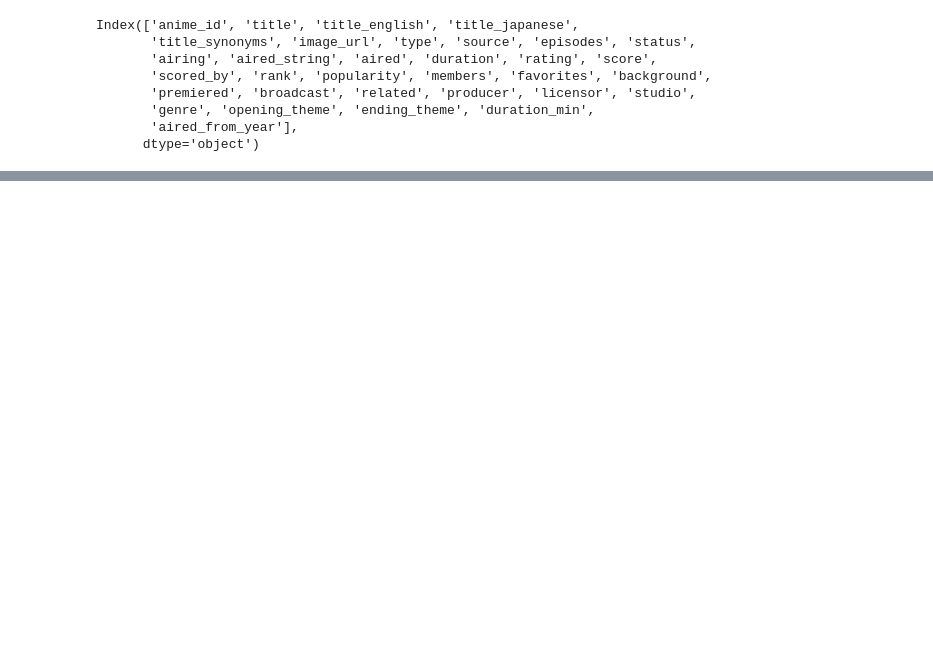
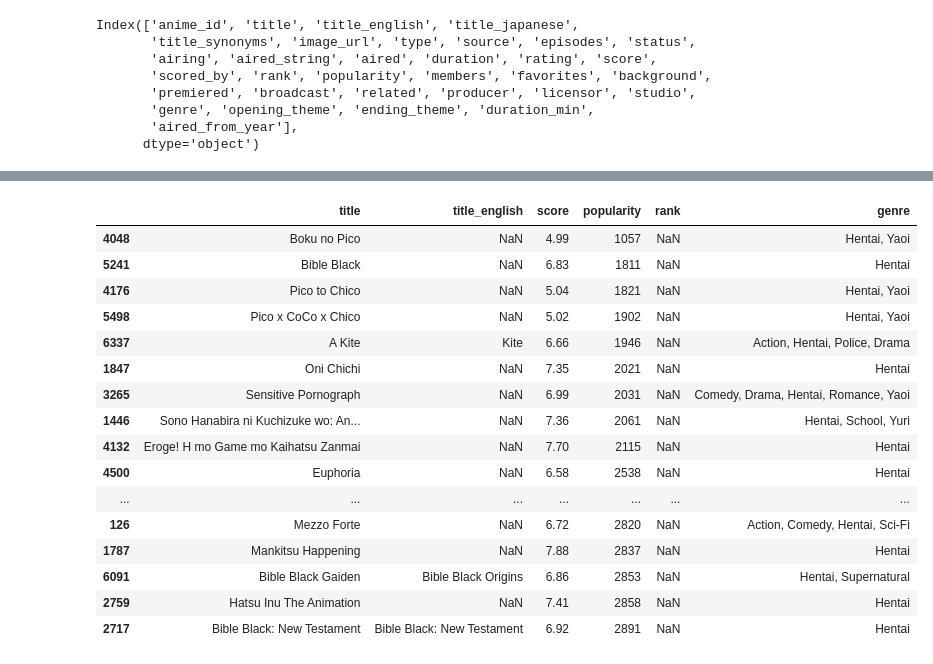
Before and after one commit to fitzypop/anime-jupyter-tutorial, a Jupyter notebook: Anime_Data_Starter.ipynb, the cells around one changed output, grey strips where cells are left out. Saved outputs shown, nothing was run; the diff lists cells and outputs as text; code cells hidden in the pictures; blank space fills up the shorter version.

```diff
--- a/Anime_Data_Starter.ipynb
+++ b/Anime_Data_Starter.ipynb
@@ -23,0 +97,22 @@ ValueError: The truth value of a Series is ambiguous. Use a.empty, a.bool(), a.i
+# %%
+# Let's get dirty. what's the most popular hentai?
+dirty_list = anime[anime['genre'].str.contains('Hentai', na=False)]
+dirty_list.sort_values('popularity').head(20)
+# %% [output]
+|  | title | title_english | score | popularity | rank | genre |
+| 4048 | Boku no Pico | NaN | 4.99 | 1057 | NaN | Hentai, Yaoi |
+| 5241 | Bible Black | NaN | 6.83 | 1811 | NaN | Hentai |
+| 4176 | Pico to Chico | NaN | 5.04 | 1821 | NaN | Hentai, Yaoi |
+| 5498 | Pico x CoCo x Chico | NaN | 5.02 | 1902 | NaN | Hentai, Yaoi |
+| 6337 | A Kite | Kite | 6.66 | 1946 | NaN | Action, Hentai, Police, Drama |
+| 1847 | Oni Chichi | NaN | 7.35 | 2021 | NaN | Hentai |
+| 3265 | Sensitive Pornograph | NaN | 6.99 | 2031 | NaN | Comedy, Drama, Hentai, Romance, Yaoi |
+| 1446 | Sono Hanabira ni Kuchizuke wo: An... | NaN | 7.36 | 2061 | NaN | Hentai, School, Yuri |
+| 4132 | Eroge! H mo Game mo Kaihatsu Zanmai | NaN | 7.70 | 2115 | NaN | Hentai |
+| 4500 | Euphoria | NaN | 6.58 | 2538 | NaN | Hentai |
+| ... | ... | ... | ... | ... | ... | ... |
+| 126 | Mezzo Forte | NaN | 6.72 | 2820 | NaN | Action, Comedy, Hentai, Sci-Fi |
+| 1787 | Mankitsu Happening | NaN | 7.88 | 2837 | NaN | Hentai |
+| 6091 | Bible Black Gaiden | Bible Black Origins | 6.86 | 2853 | NaN | Hentai, Supernatural |
+| 2759 | Hatsu Inu The Animation | NaN | 7.41 | 2858 | NaN | Hentai |
+| 2717 | Bible Black: New Testament | Bible Black: New Testament | 6.92 | 2891 | NaN | Hentai |
```
Also changed, not shown: parts of 6 cells of this notebook.
